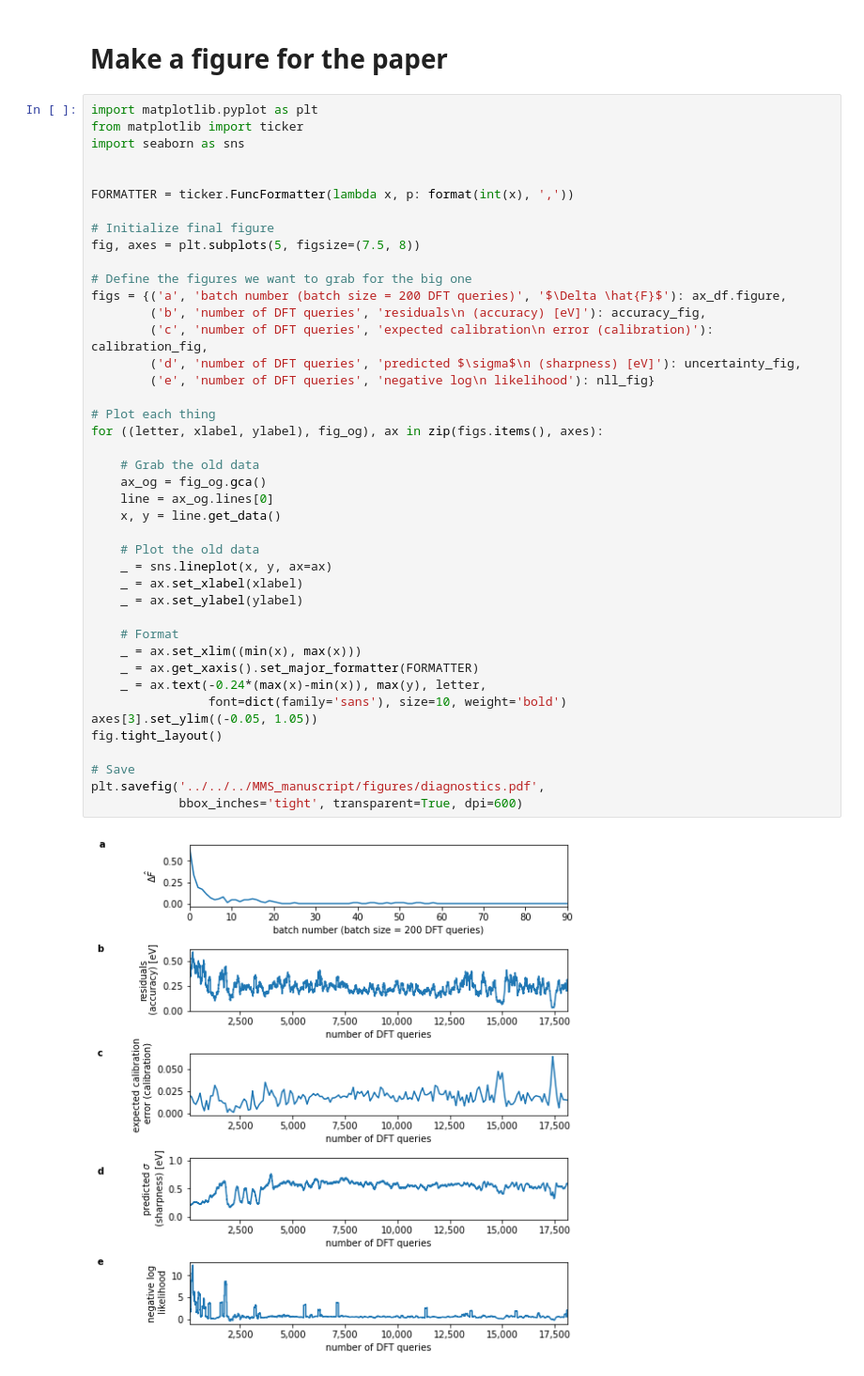
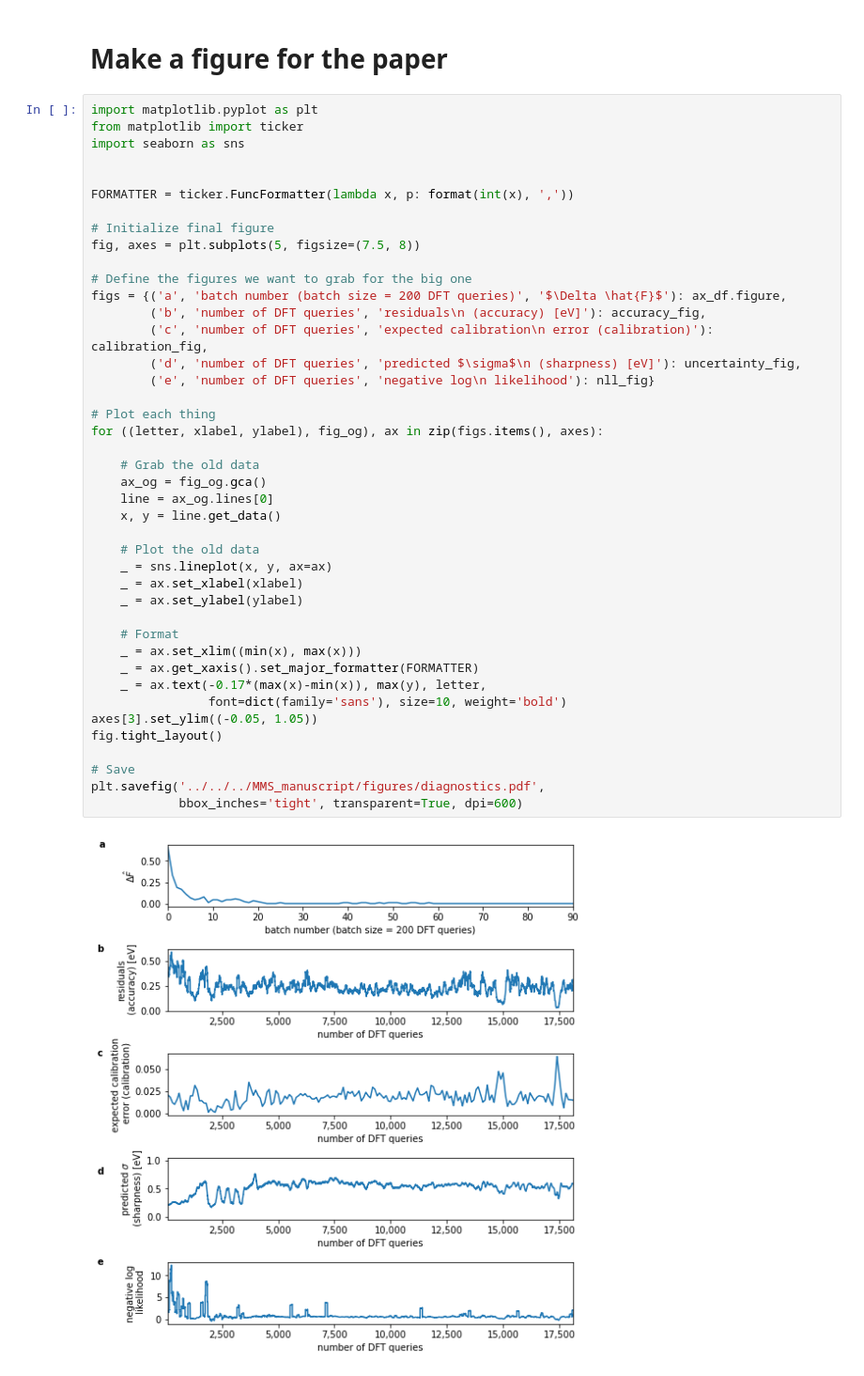
Before and after one commit to ulissigroup/catalyst-acquisitions, a Jupyter notebook: notebooks/MMS/CFGP/MMS.ipynb, the cells around one changed output. Shown: that part at 94% size. Drawn from its saved outputs; the diff is of its cells as text.

```diff
--- a/notebooks/MMS/CFGP/MMS.ipynb
+++ b/notebooks/MMS/CFGP/MMS.ipynb
@@ -187,32 +187,32 @@ fig, axes = plt.subplots(5, figsize=(7.5, 8))
 figs = {('a', 'batch number (batch size = 200 DFT queries)', '$\Delta \hat{F}$'): ax_df.figure,
         ('b', 'number of DFT queries', 'residuals\n (accuracy) [eV]'): accuracy_fig,
         ('c', 'number of DFT queries', 'expected calibration\n error (calibration)'): calibration_fig,
         ('d', 'number of DFT queries', 'predicted $\sigma$\n (sharpness) [eV]'): uncertainty_fig,
         ('e', 'number of DFT queries', 'negative log\n likelihood'): nll_fig}
 
 # Plot each thing
 for ((letter, xlabel, ylabel), fig_og), ax in zip(figs.items(), axes):
 
     # Grab the old data
     ax_og = fig_og.gca()
     line = ax_og.lines[0]
     x, y = line.get_data()
 
     # Plot the old data
     _ = sns.lineplot(x, y, ax=ax)
     _ = ax.set_xlabel(xlabel)
     _ = ax.set_ylabel(ylabel)
 
     # Format
     _ = ax.set_xlim((min(x), max(x)))
     _ = ax.get_xaxis().set_major_formatter(FORMATTER)
-    _ = ax.text(-0.24*(max(x)-min(x)), max(y), letter,
+    _ = ax.text(-0.17*(max(x)-min(x)), max(y), letter,
                 font=dict(family='sans'), size=10, weight='bold')
 axes[3].set_ylim((-0.05, 1.05))
 fig.tight_layout()
 
 # Save
 plt.savefig('../../../MMS_manuscript/figures/diagnostics.pdf',
             bbox_inches='tight', transparent=True, dpi=600)
 # %% [output]
-[figure, old version]
+[figure, new version]
```
